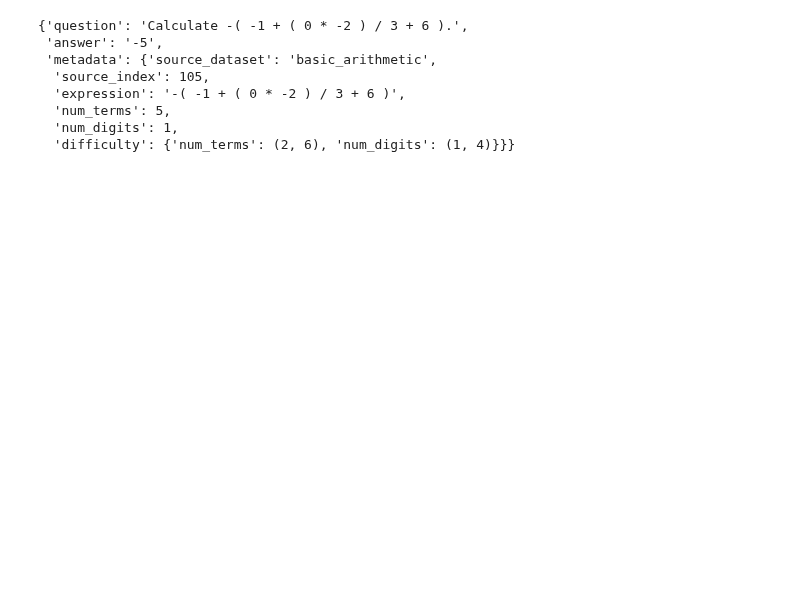
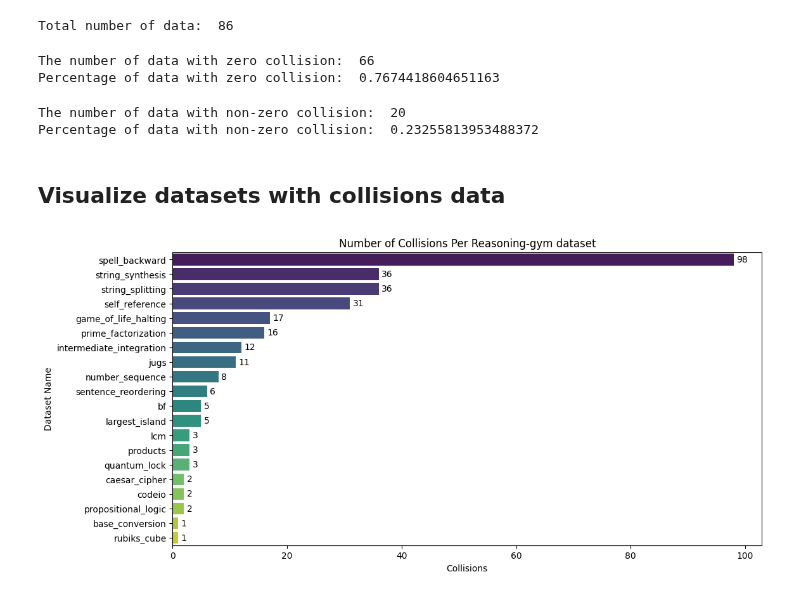
Before and after one commit to open-thought/reasoning-gym, a Jupyter notebook: notebooks/check-collisions-in-reasoning-gym-dataset.ipynb, the cells around one changed output. Drawn from its saved outputs; the diff is of its cells as text; code cells hidden in the pictures; blank space fills up the shorter version.

Commit message:
Add visuals for collisions

```diff
--- a/notebooks/check-collisions-in-reasoning-gym-dataset.ipynb
+++ b/notebooks/check-collisions-in-reasoning-gym-dataset.ipynb
@@ -39,0 +39,8 @@ len(data_2)
+# %%
+# Clean data
+data = [(name, collision.strip()) for name, collision in data]
+# %%
+df = pd.DataFrame([[name, collision] for name, collision in data], columns=["name", "collisions"])
+# %%
+# Change collision to int
+df["collisions"] = df["collisions"].astype(int)
@@ -39,0 +56,4 @@ len(data_2)
+# %%
+print("Total number of data: ", len(df))
+# %% [output]
+Total number of data:  86
@@ -40,11 +63,58 @@ len(data_2)
+# %%
+print("The number of data with zero collision: ", len(df_zero_collision))
+print("Percentage of data with zero collision: ", len(df_zero_collision) / len(df))
+# %% [output]
+The number of data with zero collision:  66
+Percentage of data with zero collision:  0.7674418604651163
+# %%
+# Filter out zero collision entries
+df_non_zero_collision = df[df["collisions"] > 0]
+# %%
+print("The number of data with non-zero collision: ", len(df_non_zero_collision))
+print("Percentage of data with non-zero collision: ", len(df_non_zero_collision) / len(df))
+# %% [output]
+The number of data with non-zero collision:  20
+Percentage of data with non-zero collision:  0.23255813953488372
+# %% [markdown]
+## Visualize datasets with collisions data
+# %%
+# Sort values for better visualization
+df_non_zero_collision = df_non_zero_collision.sort_values(by="collisions", ascending=False)
+
+# Plot
+plt.figure(figsize=(12, 6))
+ax = sns.barplot(
+    y="name",
+    x="collisions",
+    hue="name",  # Assign hue to the y-variable
+    data=df_non_zero_collision,
+    palette="viridis",
+    legend=False  # Hide legend since hue is just for color mapping
+)
+
+# Annotate bars with their values
+for index, value in enumerate(df_non_zero_collision["collisions"]):
+    ax.text(value + 0.5, index, str(value), va='center', fontsize=10, color='black')
+
+# Labels and title
+plt.xlabel("Collisions")
+plt.ylabel("Dataset Name")
+plt.title("Number of Collisions Per Reasoning-gym dataset")
+plt.show()
+# %% [output]
+[figure, added]
 # %%
-data_1[105]
+# Dataset not yet done,
+# futoshiki
+# knight_swap
+# mahjong_puzzle
+# maze
+# mini_sudoku
+# n_queens
+# puzzle24
+# rush_hour
+# sokoban
+# sudoku
+# tower_of_hanoi
+# tsumego
+# zebra_puzzles
-# %% [output]
-{'question': 'Calculate -( -1 + ( 0 * -2 ) / 3 + 6 ).',
- 'answer': '-5',
- 'metadata': {'source_dataset': 'basic_arithmetic',
-  'source_index': 105,
-  'expression': '-( -1 + ( 0 * -2 ) / 3 + 6 )',
-  'num_terms': 5,
-  'num_digits': 1,
-  'difficulty': {'num_terms': (2, 6), 'num_digits': (1, 4)}}}
```
Also changed, not shown: parts of 13 cells of this notebook, 2 other files.
